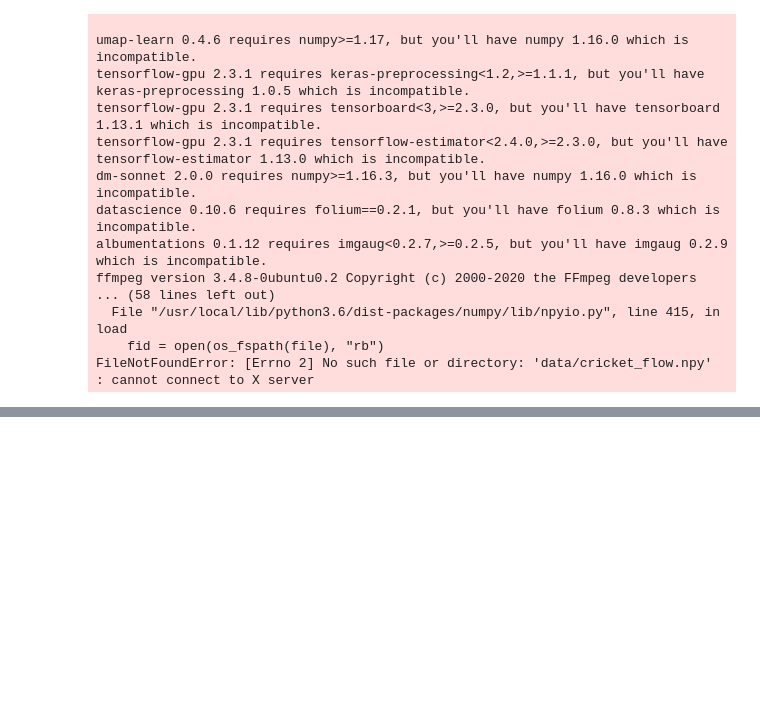
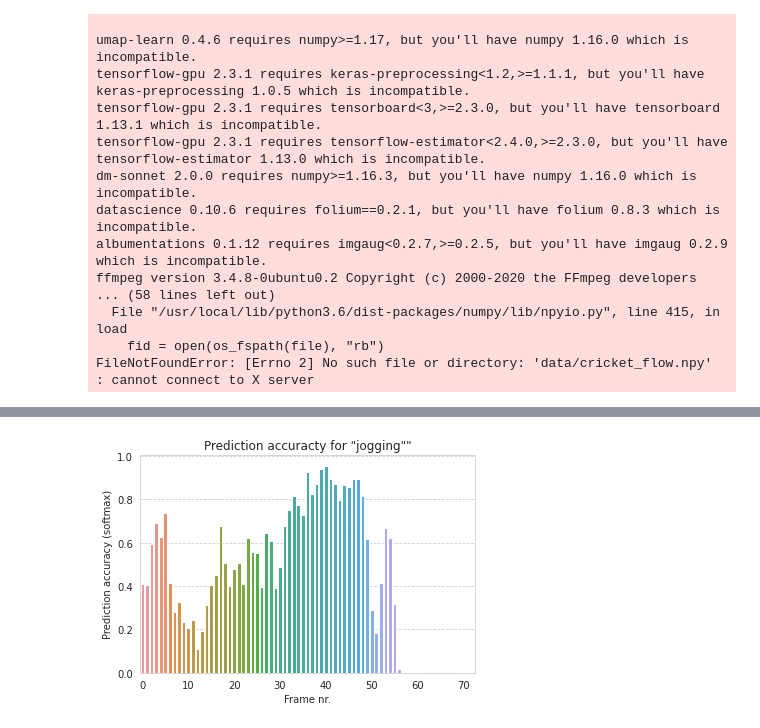
Before and after one commit to CogNeuroUR/frame-by-frame, a Jupyter notebook: video_frame_extractor.ipynb, the cells around one changed output, grey strips where cells are left out. Drawn from its saved outputs; the diff is of its cells as text; code cells hidden in the pictures; blank space fills up the shorter version.

```diff
--- a/video_frame_extractor_v0_1_2.ipynb
+++ b/video_frame_extractor.ipynb
@@ -787,0 +592,9 @@ FileNotFoundError: [Errno 2] No such file or directory: 'data/cricket_flow.npy'
+# %%
+# Define paths
+path_prefix = Path().parent.absolute() / 'frame-by-frame'
+dict_path = path_prefix / 'saved/ResNet50_MiTv1_accuracies_per_category.pkl'
+# Load from file
+f = open(dict_path, 'rb')
+accuracies_per_category = pickle.load(f)
+# Print the categories
+print(sorted(list(accuracies_per_category.keys())))
@@ -787,0 +751,11 @@ FileNotFoundError: [Errno 2] No such file or directory: 'data/cricket_flow.npy'
+# %%
+c_name = 'jogging' # because it's loadead in repo
+f_name = 'yt-mKCXk3Gu-eg_74.mp4'
+
+x = np.array(accuracies_per_category[c_name][f_name])
+x = x.reshape((len(x, )))
+print(x)
+print(f'{video_fname} : Max/Min accuracy at frame:' \
+        f' {np.argmax(per_frame_accuracies)}/{np.argmin(per_frame_accuracies)}' \
+        f' with value: {per_frame_accuracies[np.argmax(per_frame_accuracies)]}' \
+        f' / {per_frame_accuracies[np.argmin(per_frame_accuracies)]}')
@@ -787,0 +783,15 @@ FileNotFoundError: [Errno 2] No such file or directory: 'data/cricket_flow.npy'
+# %%
+import seaborn as sns
+ax = sns.barplot(data=accuracies_per_category[c_name][f_name])
+for ind, label in enumerate(ax.get_xticklabels()):
+    if ind % 10 == 0:  # every 10th label is kept
+        label.set_visible(True)
+    else:
+        label.set_visible(False)
+ax.set_title(f'Prediction accuracty for \"{c_name}\""')
+ax.set_xlabel('Frame nr.')
+ax.set_ylabel('Prediction accuracy (softmax)')
+
+plt.show()
+# %% [output]
+[figure, added]
```
Also changed, not shown: parts of 37 cells of this notebook, 5 other files.
